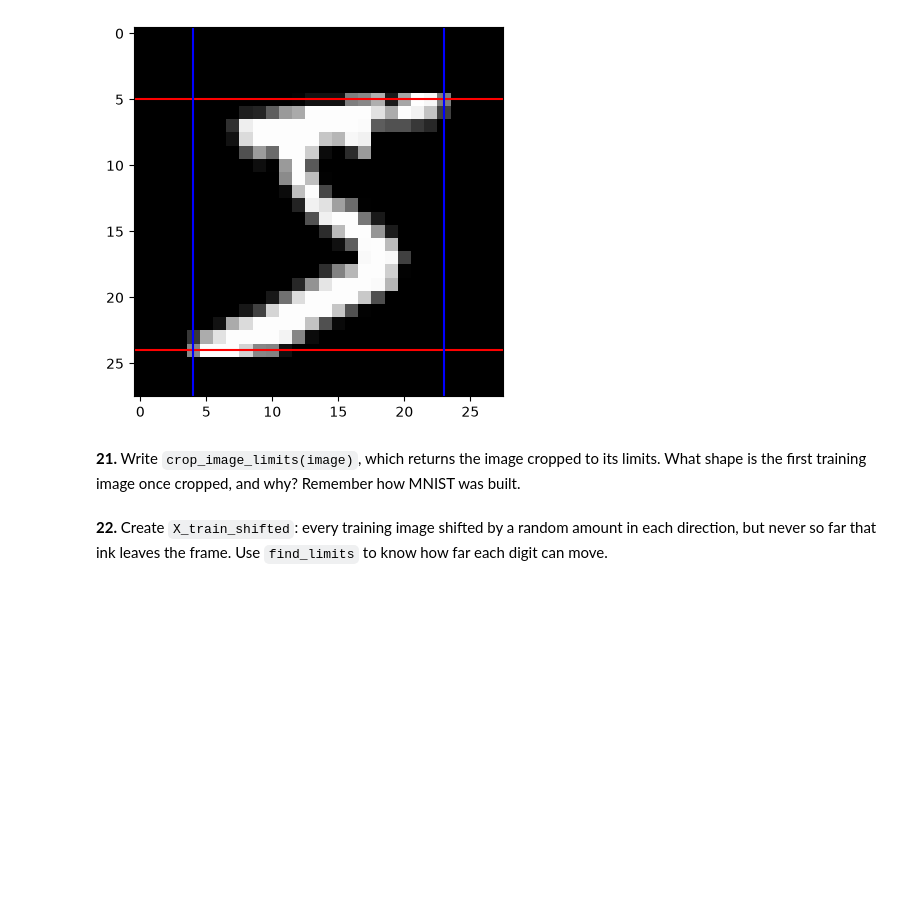
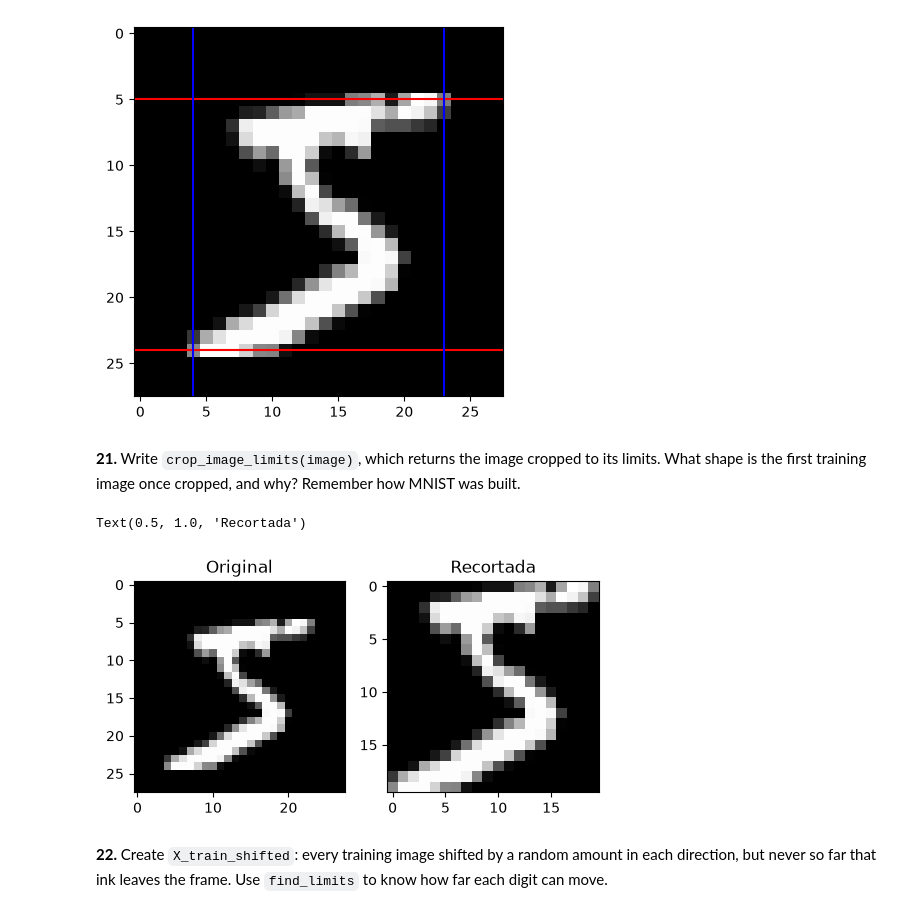
Before and after one commit to Simons23s/numpy-mnist, a Jupyter notebook: mnist_numpy.ipynb, the cells around one changed output. Drawn from its saved outputs; the diff is of its cells as text; code cells hidden in the pictures; blank space fills up the shorter version.

Commit message:
Complete NumPy MNIST exercises

```diff
--- a/mnist_numpy.ipynb
+++ b/mnist_numpy.ipynb
@@ -632,5 +632,40 @@ plt.show()
 [figure]
 # %% [markdown]
 **21.** Write `crop_image_limits(image)`, which returns the image cropped to its limits. What shape is the first training image once cropped, and why? Remember how MNIST was built.
+# %%
+def find_limits(image):
+
+    filas_con_tinta = np.any(image != 0, axis=1)
+    indices_filas = np.where(filas_con_tinta)[0]
+
+    columnas_con_tinta = np.any(image != 0, axis=0)
+    indices_columnas = np.where(columnas_con_tinta)[0]
+
+    top = np.min(indices_filas)
+    bottom = np.max(indices_filas)
+    left = np.min(indices_columnas)
+    right = np.max(indices_columnas)
+
+    return top, bottom, left, right
+
+def crop_image_limits(image):
+    top, bottom, left, right = find_limits(image)
+
+    cropped = image[top:bottom + 1, left:right + 1]
+    return cropped
+
+imagen_recortada = crop_image_limits(X_train[0])
+
+fig, axes = plt.subplots(1, 2, figsize=(6, 3))
+axes[0].imshow(X_train[0], cmap='gray')
+axes[0].set_title('Original')
+axes[1].imshow(imagen_recortada, cmap='gray')
+axes[1].set_title('Recortada')
+
+#La primera imagen de entrenamiento tiene unas dimensiones de (20, 20) después del recorte.
+# Esto se debe a que los dígitos de MNIST se ajustaron para caber en una región de 20 × 20 píxeles y posteriormente se centraron en imágenes de 28 × 28.
+# %% [output]
+Text(0.5, 1.0, 'Recortada')
+[figure, added]
 # %% [markdown]
 **22.** Create `X_train_shifted`: every training image shifted by a random amount in each direction, but never so far that ink leaves the frame. Use `find_limits` to know how far each digit can move.
```
Also changed, not shown: parts of 5 cells of this notebook.
